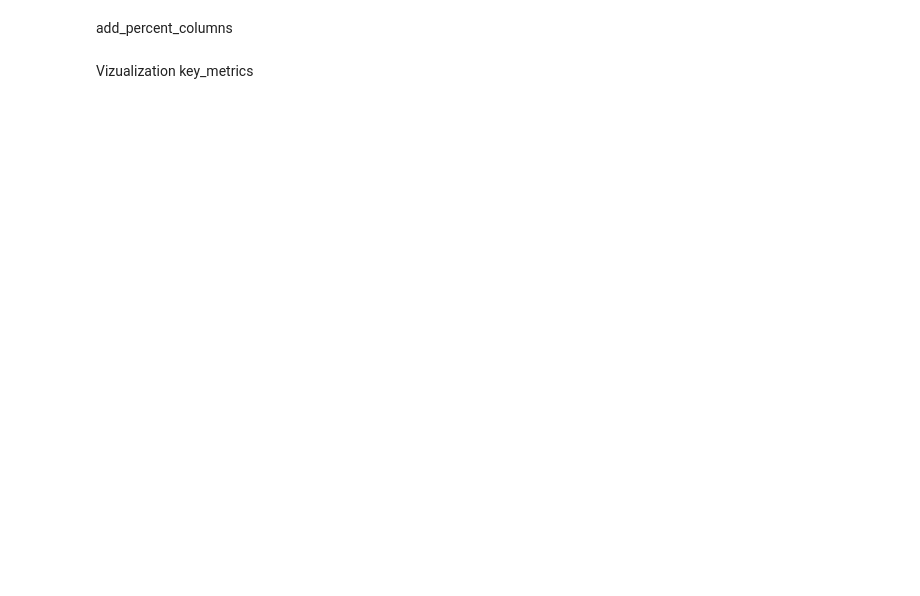
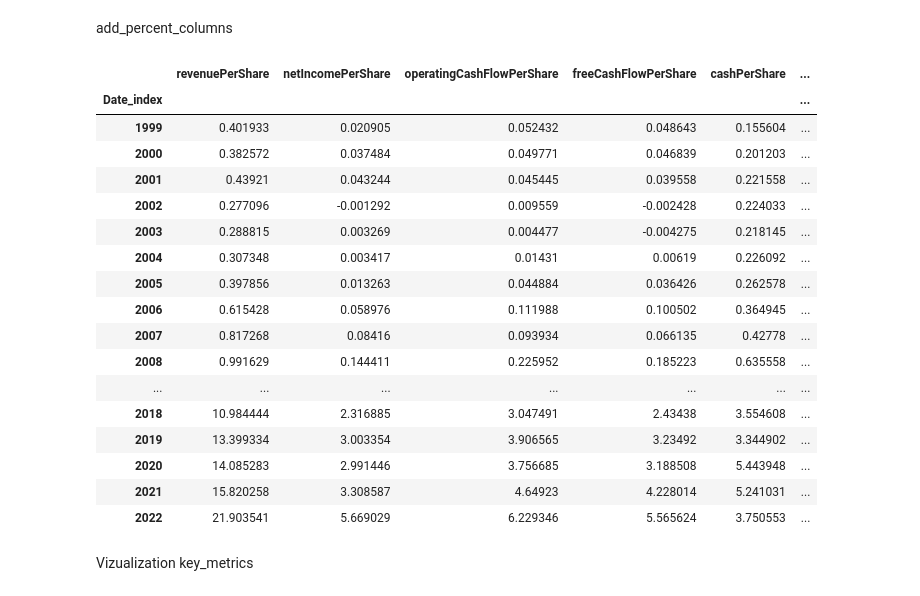
Before and after one commit to ChapnesAl/Tinkoff_Investment, a Jupyter notebook: fund_str/AssetsToDebt str/DtA/one_stock_DtA.ipynb, the cells around one changed output. Cells and saved outputs as stored; diff of their text form; code cells hidden in the pictures; blank space fills up the shorter version.

```diff
--- a/fund_str/AssetsToDebt str/DtA/one_stock_DtA.ipynb
+++ b/fund_str/AssetsToDebt str/DtA/one_stock_DtA.ipynb
@@ -149,6 +153,27 @@ def change_percent_all_columns(df):
     return df
 
 df_with_changes_key = change_percent_all_columns(df_key_metr)
+# %%
+df_with_changes_key
+# %% [output]
+|  | revenuePerShare | netIncomePerShare | operatingCashFlowPerShare | freeCashFlowPerShare | cashPerShare | ... |
+| Date_index |  |  |  |  |  | ... |
+| 1999 | 0.401933 | 0.020905 | 0.052432 | 0.048643 | 0.155604 | ... |
+| 2000 | 0.382572 | 0.037484 | 0.049771 | 0.046839 | 0.201203 | ... |
+| 2001 | 0.43921 | 0.043244 | 0.045445 | 0.039558 | 0.221558 | ... |
+| 2002 | 0.277096 | -0.001292 | 0.009559 | -0.002428 | 0.224033 | ... |
+| 2003 | 0.288815 | 0.003269 | 0.004477 | -0.004275 | 0.218145 | ... |
+| 2004 | 0.307348 | 0.003417 | 0.01431 | 0.00619 | 0.226092 | ... |
+| 2005 | 0.397856 | 0.013263 | 0.044884 | 0.036426 | 0.262578 | ... |
+| 2006 | 0.615428 | 0.058976 | 0.111988 | 0.100502 | 0.364945 | ... |
+| 2007 | 0.817268 | 0.08416 | 0.093934 | 0.066135 | 0.42778 | ... |
+| 2008 | 0.991629 | 0.144411 | 0.225952 | 0.185223 | 0.635558 | ... |
+| ... | ... | ... | ... | ... | ... | ... |
+| 2018 | 10.984444 | 2.316885 | 3.047491 | 2.43438 | 3.554608 | ... |
+| 2019 | 13.399334 | 3.003354 | 3.906565 | 3.23492 | 3.344902 | ... |
+| 2020 | 14.085283 | 2.991446 | 3.756685 | 3.188508 | 5.443948 | ... |
+| 2021 | 15.820258 | 3.308587 | 4.64923 | 4.228014 | 5.241031 | ... |
+| 2022 | 21.903541 | 5.669029 | 6.229346 | 5.565624 | 3.750553 | ... |
 # %% [markdown]
 Vizualization key_metrics
 # %%
```
Also changed, not shown: parts of 5 cells of this notebook, 5 other files.
